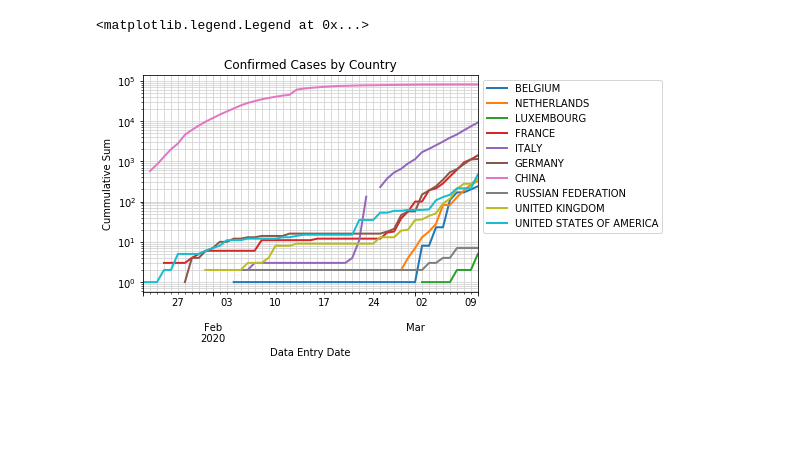
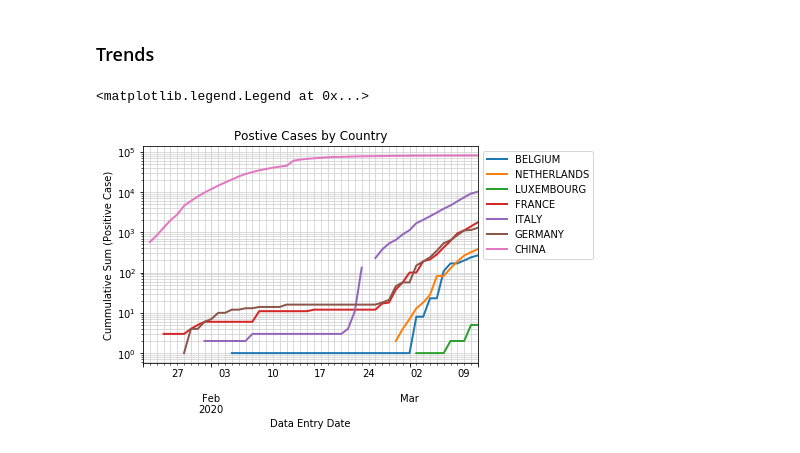
Before and after one commit to jlandercy/cookbook, a Jupyter notebook: python/scientific/covid19.ipynb, the cells around one changed output. Saved outputs shown, nothing was run; the diff lists cells and outputs as text; code cells hidden in the pictures; blank space fills up the shorter version.

Commit message:
Added World Data Bank

```diff
--- a/python/scientific/covid19.ipynb
+++ b/python/scientific/covid19.ipynb
@@ -5,0 +17,5 @@ import matplotlib.pyplot as plt
+# %%
+pop = pop.rename(columns={'Country Name': 'country', 'Country Code': 'ccode', '2018': 'pop_count'})
+pop['country'] = pop['country'].str.upper()
+pop = pop.loc[:,['country', 'ccode', 'pop_count']]
+pop.sample(5)
@@ -35,0 +65,6 @@ data.sample(5)
+# %%
+keys = ['BELGIUM', 'NETHERLANDS', 'LUXEMBOURG', 'FRANCE', 'ITALY', 'GERMANY', 'CHINA']
+# %%
+merged = pop.merge(data, on='country', how='right')
+merged['normalized'] = 1e5*merged['cumsum']/merged['pop_count']
+merged.sample(5)
@@ -36,4 +80,4 @@ data.sample(5)
 # %%
-cross = data.pivot_table(index='date', columns='country', values='cumsum')
-cross.sample(5)
+cross = merged.pivot_table(index='date', columns='country', values='cumsum')
+cross.tail(5)[keys]
 # %% [output]
@@ -64,11 +102,12 @@ cross.to_csv('covid19_{:%Y%m%d}.csv'.format(pd.Timestamp.now()))
+# %% [markdown]
+### Trends
 # %%
-keys = ['BELGIUM', 'NETHERLANDS', 'LUXEMBOURG', 'FRANCE', 'ITALY', 'GERMANY', 'CHINA', 'RUSSIAN FEDERATION', 'UNITED KINGDOM', 'UNITED STATES OF AMERICA']
 axe = cross[keys].plot(logy=True, linewidth=2)
-axe.set_title("Confirmed Cases by Country")
+axe.set_title("Postive Cases by Country")
 axe.set_xlabel("Data Entry Date")
-axe.set_ylabel("Cummulative Sum")
+axe.set_ylabel("Cummulative Sum (Positive Case)")
 axe.grid(which='both', color='lightgray')
 axe.legend(bbox_to_anchor=(1,1), loc='upper left')
 # %% [output]
 <matplotlib.legend.Legend at 0x...>
-[figure, old version]
+[figure, new version]
```
Also changed, not shown: parts of 19 cells of this notebook, 1 other file.
